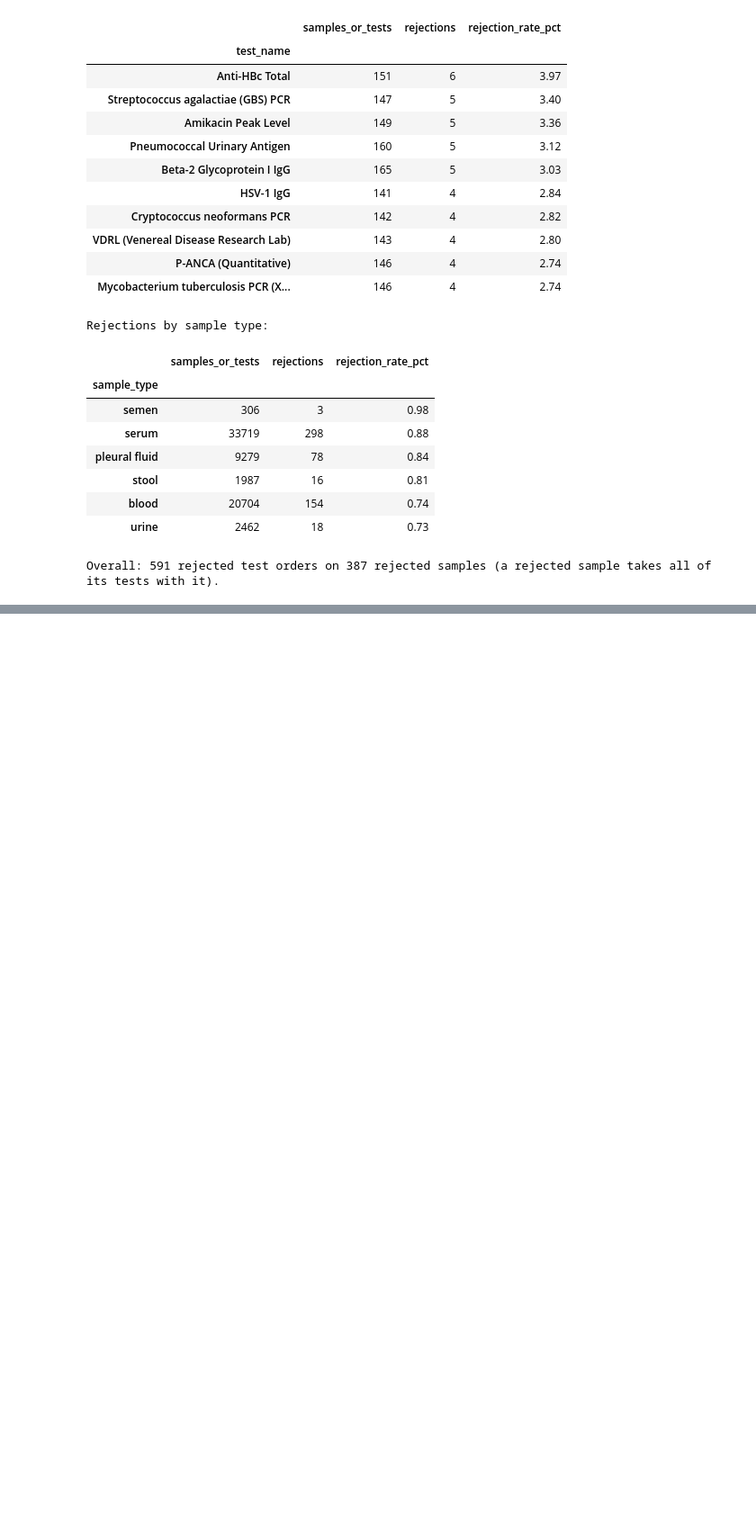
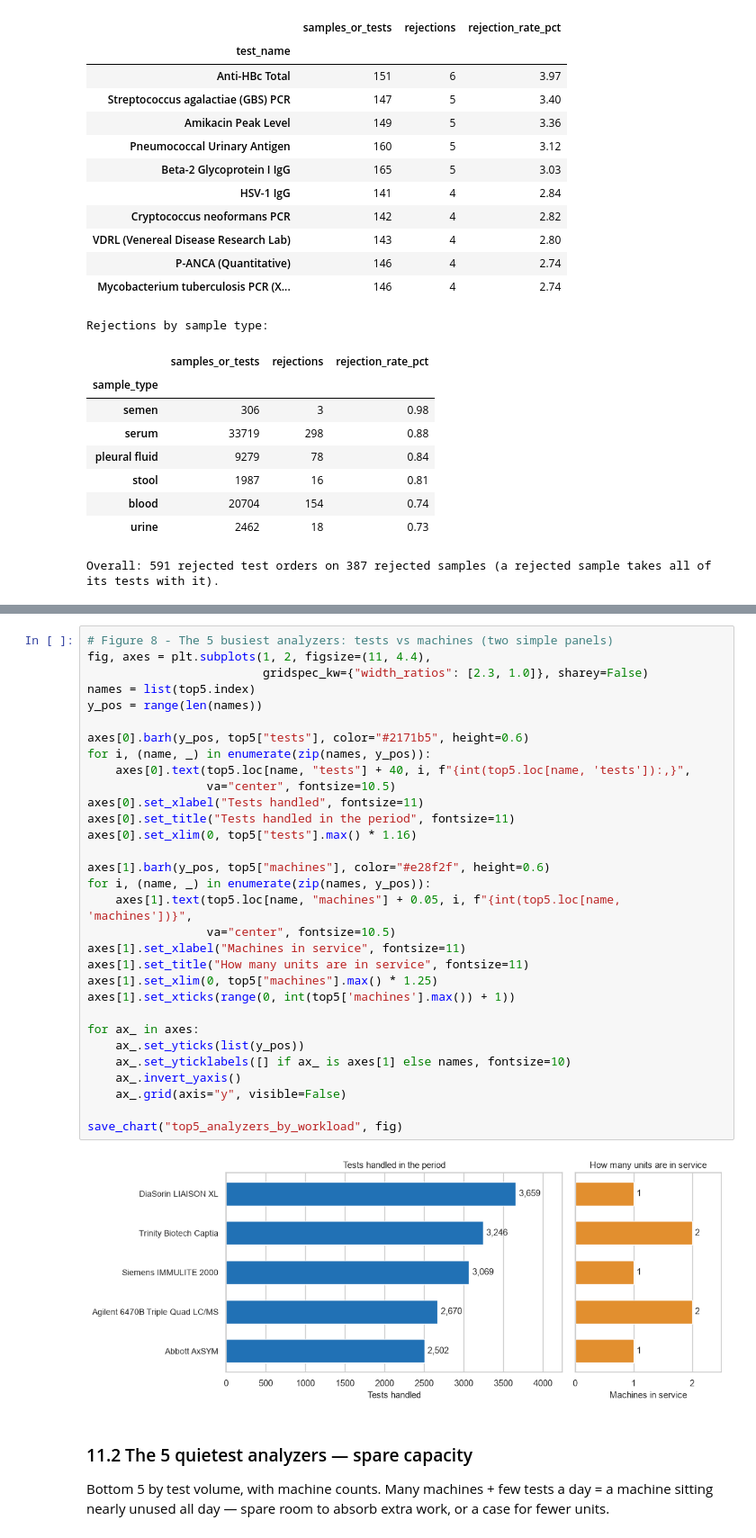
Before and after one commit to y-imran/Laboratory-Data-Analysis, a Jupyter notebook: src/laboratory_data_analysis/notebook/operational-analysis.ipynb, the cells around one changed output, grey strips where cells are left out. Shown at 90% size. Cells and saved outputs as stored; diff of their text form; blank space fills up the shorter version.

```diff
--- a/src/laboratory_data_analysis/notebook/operational-analysis.ipynb
+++ b/src/laboratory_data_analysis/notebook/operational-analysis.ipynb
@@ -1121,0 +1000,38 @@ work.
+# %%
+# Figure 8 - The 5 busiest analyzers: tests vs machines (two simple panels)
+fig, axes = plt.subplots(1, 2, figsize=(11, 4.4),
+                         gridspec_kw={"width_ratios": [2.3, 1.0]}, sharey=False)
+names = list(top5.index)
+y_pos = range(len(names))
+
+axes[0].barh(y_pos, top5["tests"], color="#2171b5", height=0.6)
+for i, (name, _) in enumerate(zip(names, y_pos)):
+    axes[0].text(top5.loc[name, "tests"] + 40, i, f"{int(top5.loc[name, 'tests']):,}",
+                 va="center", fontsize=10.5)
+axes[0].set_xlabel("Tests handled", fontsize=11)
+axes[0].set_title("Tests handled in the period", fontsize=11)
+axes[0].set_xlim(0, top5["tests"].max() * 1.16)
+
+axes[1].barh(y_pos, top5["machines"], color="#e28f2f", height=0.6)
+for i, (name, _) in enumerate(zip(names, y_pos)):
+    axes[1].text(top5.loc[name, "machines"] + 0.05, i, f"{int(top5.loc[name, 'machines'])}",
+                 va="center", fontsize=10.5)
+axes[1].set_xlabel("Machines in service", fontsize=11)
+axes[1].set_title("How many units are in service", fontsize=11)
+axes[1].set_xlim(0, top5["machines"].max() * 1.25)
+axes[1].set_xticks(range(0, int(top5['machines'].max()) + 1))
+
+for ax_ in axes:
+    ax_.set_yticks(list(y_pos))
+    ax_.set_yticklabels([] if ax_ is axes[1] else names, fontsize=10)
+    ax_.invert_yaxis()
+    ax_.grid(axis="y", visible=False)
+
+save_chart("top5_analyzers_by_workload", fig)
+# %% [output]
+[figure, added]
+# %% [markdown]
+### 11.2 The 5 quietest analyzers — spare capacity
+
+Bottom 5 by test volume, with machine counts. Many machines + few tests a day = a machine
+sitting nearly unused all day — spare room to absorb extra work, or a case for fewer units.
```
Also changed, not shown: parts of 46 cells of this notebook, 8 other files.
